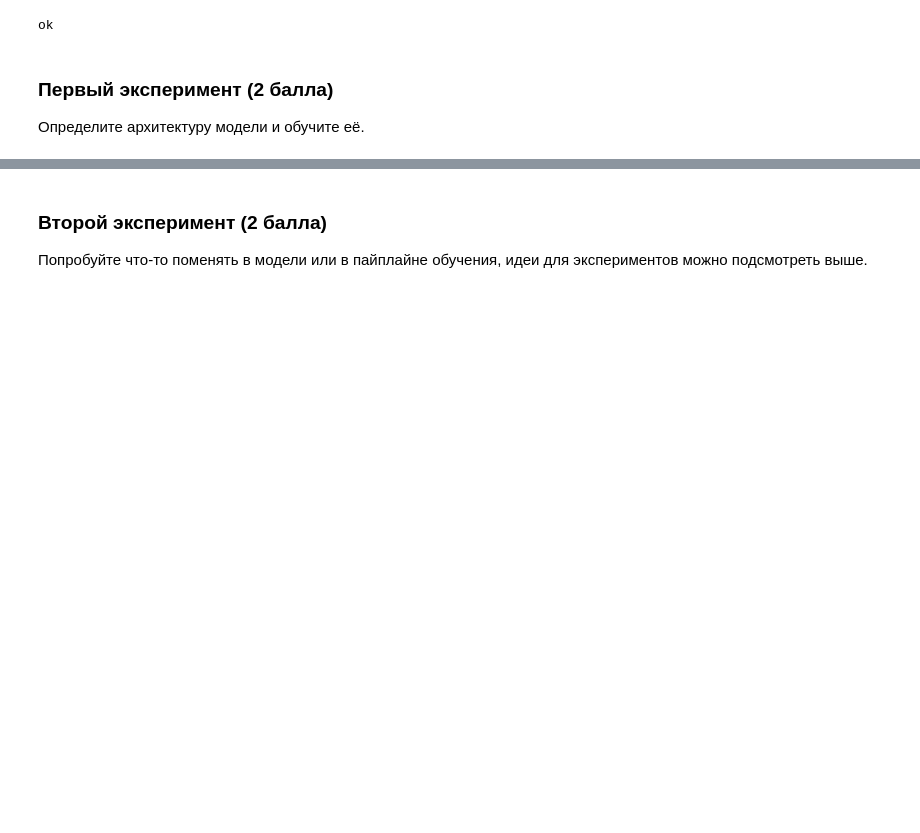
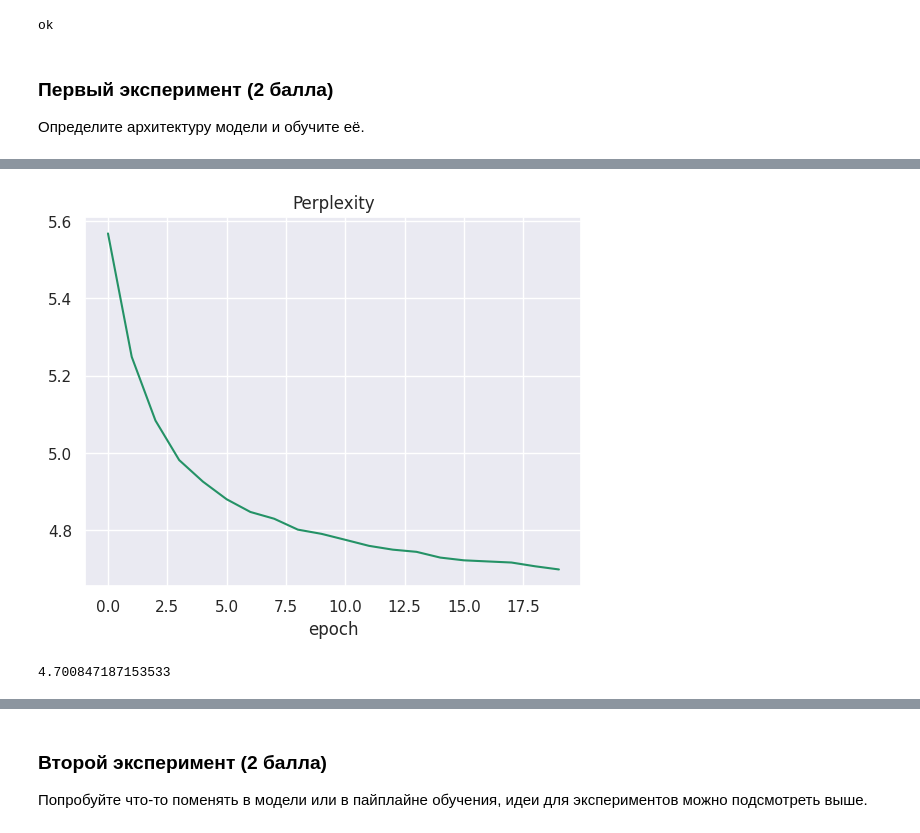
Before and after one commit to syurakshinps/MLDL, a Jupyter notebook: dls-2024-2-hw3.ipynb, the cells around one changed output, grey strips where cells are left out. Saved outputs shown, nothing was run; the diff lists cells and outputs as text; code cells hidden in the pictures; blank space fills up the shorter version.

```diff
--- a/dls-2024-2-hw3.ipynb
+++ b/dls-2024-2-hw3.ipynb
@@ -438,0 +457,31 @@ Epoch 2: Average Loss = 1.6811, Perplexity = 5.0203
+# %%
+perplexities = [5.568030010949601,
+  5.24890804221211,
+  5.0841043355428415,
+  4.9817957147727645,
+  4.926112066995133,
+  4.8804628057778965,
+  4.847625499915938,
+  4.830150500776818,
+  4.8019227849402455,
+  4.790965985938809,
+  4.775593083762149,
+  4.75994283365212,
+  4.750129451723885,
+  4.7444859650081135,
+  4.729620515821973,
+  4.722511050998513,
+  4.7196428880128085,
+  4.716838066113595,
+  4.7070844684701,
+  4.698919761972128]
+plt.plot(np.arange(len(perplexities)), perplexities)
+plt.title('Perplexity')
+plt.xlabel("epoch")
+plt.show()
+# %% [output]
+[figure, added]
+# %%
+evaluate(model, criterion, test_dataloader)
+# %% [output]
+4.700847187153533
```
Also changed, not shown: parts of 24 cells of this notebook.
